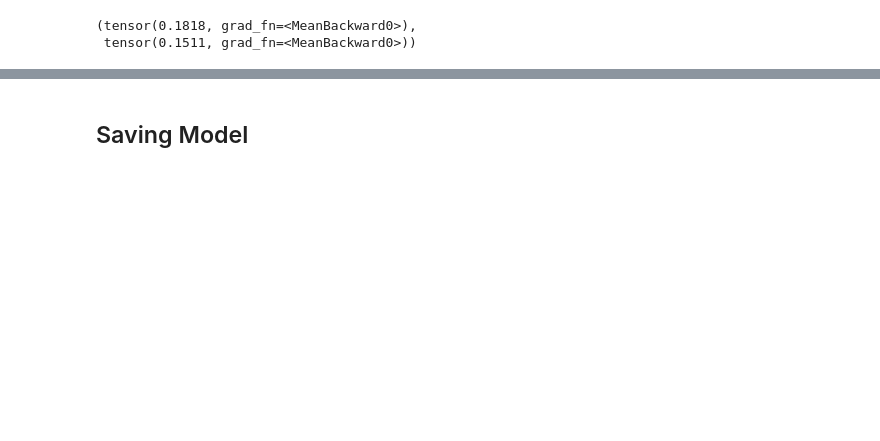
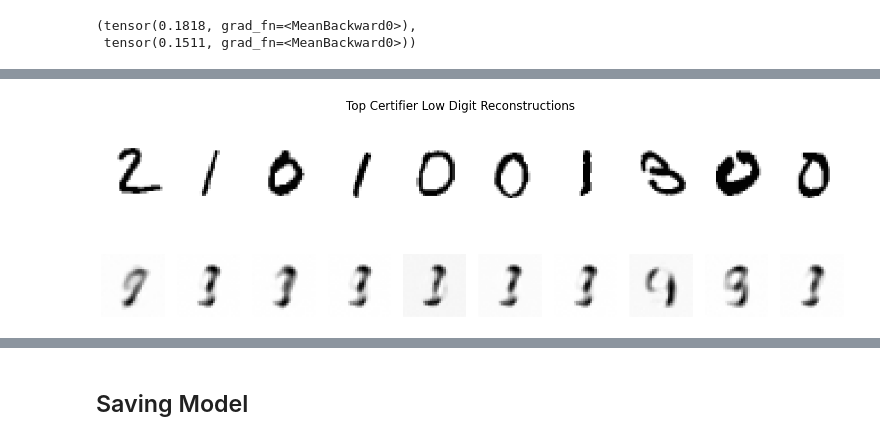
Before and after one commit to zroe1/gradient-routing, a Jupyter notebook: main.ipynb, the cells around one changed output, grey strips where cells are left out. Saved outputs shown, nothing was run; the diff lists cells and outputs as text; code cells hidden in the pictures; blank space fills up the shorter version.

```diff
--- a/main.ipynb
+++ b/main.ipynb
@@ -259,0 +289,8 @@ low_digits_loss, high_digits_loss
+# %%
+print_reconstructions(
+    test_images_batch_low,
+    top_cert_imgs_low,
+    "Top Certifier Low Digit Reconstructions"
+)
+# %% [output]
+[figure, added]
```
Also changed, not shown: parts of 14 cells of this notebook.
